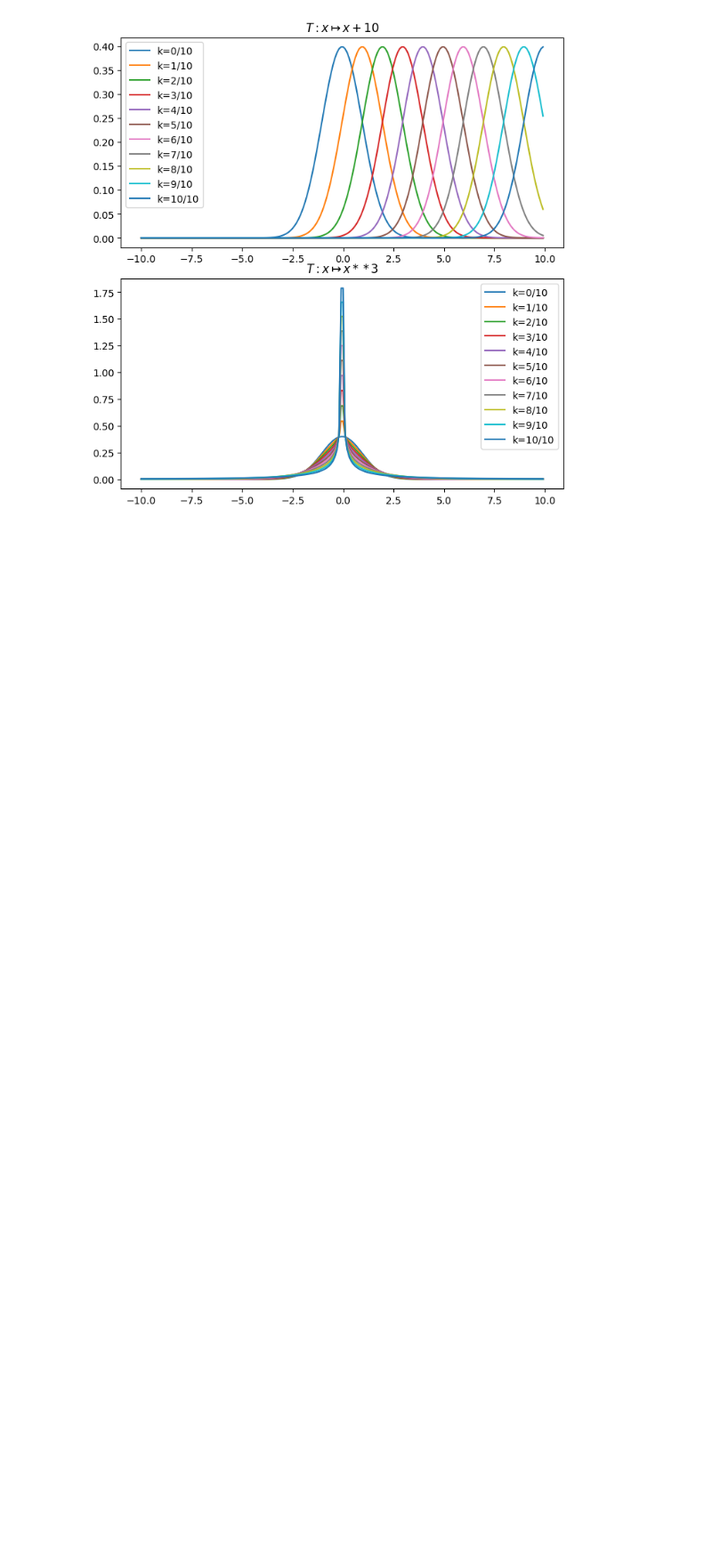
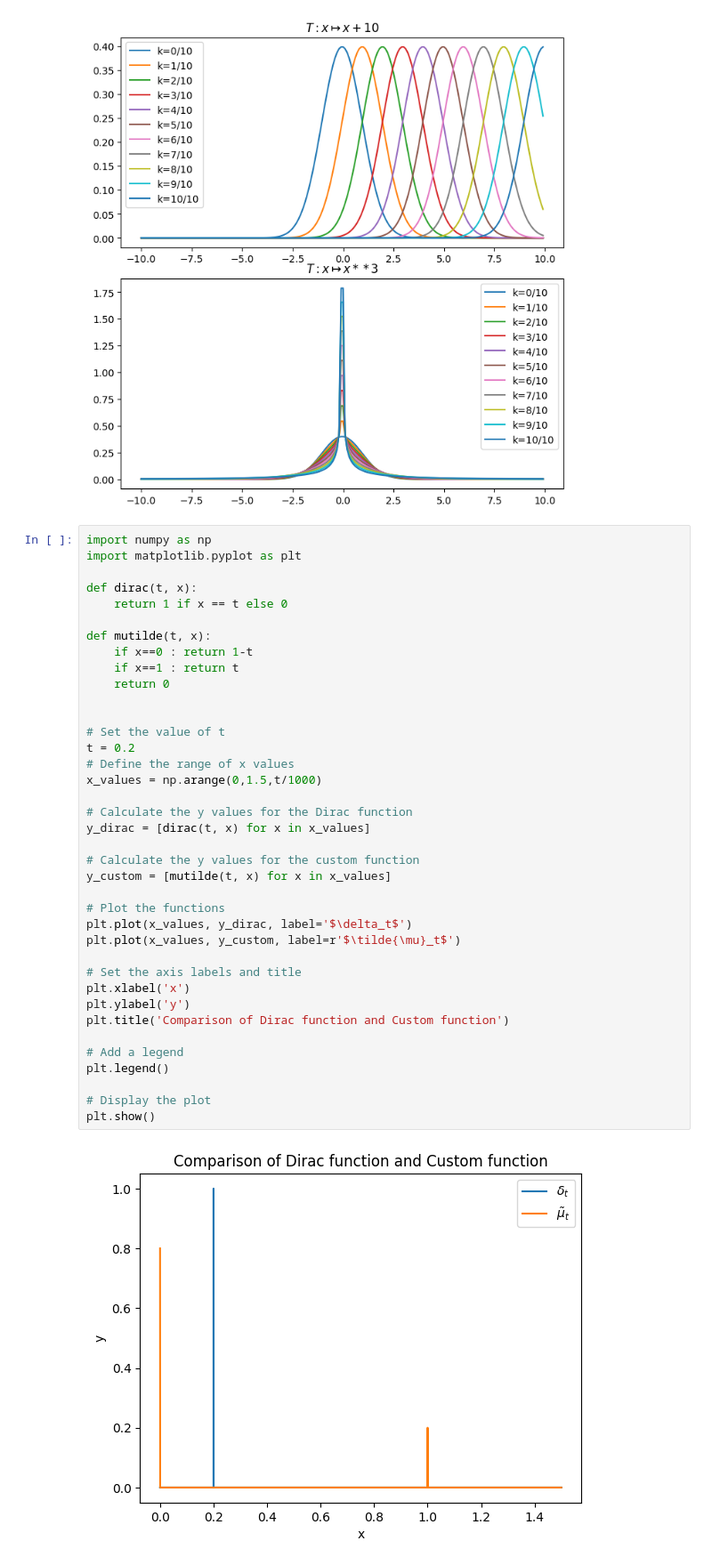
Before and after one commit to AI-ELka/Displacement_convexity_proj, a Jupyter notebook: Main.ipynb, the cells around one changed output. Shown at 89% size. Saved outputs shown, nothing was run; the diff lists cells and outputs as text; blank space fills up the shorter version.

Commit message:
Added a comparison for t=0.2

```diff
--- a/Main.ipynb
+++ b/Main.ipynb
@@ -129,3 +129,43 @@ ax2.legend()
 plt.show()
 # %% [output]
 [figure]
+# %%
+import numpy as np
+import matplotlib.pyplot as plt
+
+def dirac(t, x):
+    return 1 if x == t else 0
+
+def mutilde(t, x):
+    if x==0 : return 1-t
+    if x==1 : return t
+    return 0
+
+
+# Set the value of t
+t = 0.2
+# Define the range of x values
+x_values = np.arange(0,1.5,t/1000)
+
+# Calculate the y values for the Dirac function
+y_dirac = [dirac(t, x) for x in x_values]
+
+# Calculate the y values for the custom function
+y_custom = [mutilde(t, x) for x in x_values]
+
+# Plot the functions
+plt.plot(x_values, y_dirac, label='$\delta_t$')
+plt.plot(x_values, y_custom, label=r'$\tilde{\mu}_t$')
+
+# Set the axis labels and title
+plt.xlabel('x')
+plt.ylabel('y')
+plt.title('Comparison of Dirac function and Custom function')
+
+# Add a legend
+plt.legend()
+
+# Display the plot
+plt.show()
+# %% [output]
+[figure, added]
```
Also changed, not shown: parts of 1 cell of this notebook, 1 other file.
